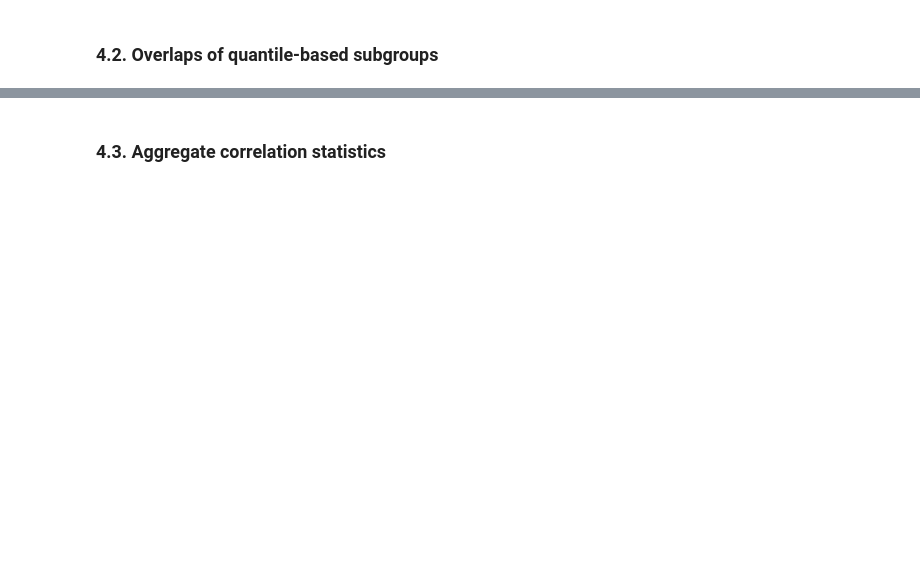
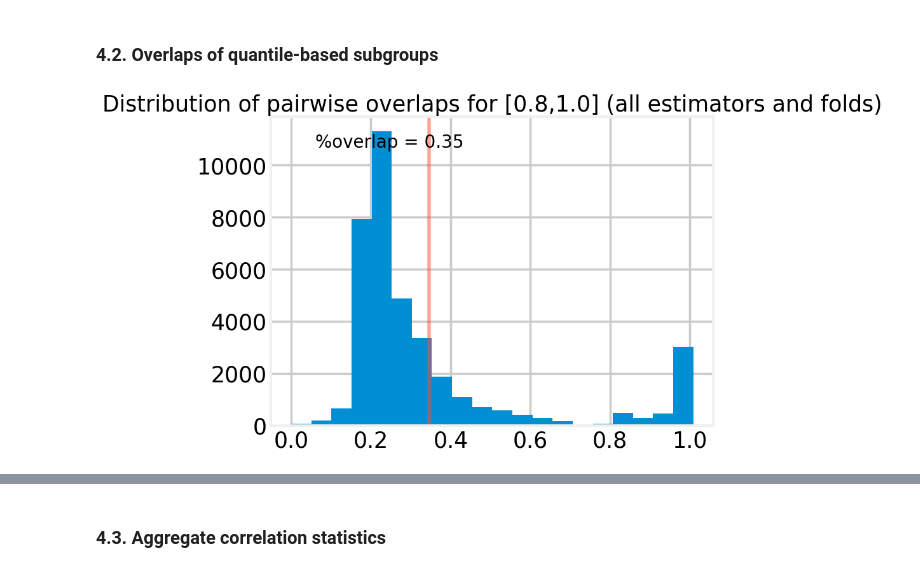
Before and after one commit to Zen0fficial/causal-targeting, a Jupyter notebook: 03a_GI_validate_CATE_estimators.ipynb, the cells around one changed output, grey strips where cells are left out. Saved outputs shown, nothing was run; the diff lists cells and outputs as text; code cells hidden in the pictures; blank space fills up the shorter version.

```diff
--- a/03a_GI_validate_CATE_estimators.ipynb
+++ b/03a_GI_validate_CATE_estimators.ipynb
@@ -474,16 +534,17 @@ scores_df
 # %% [markdown]
 ### 4.2. Overlaps of quantile-based subgroups
 # %%
-all_overlaps = get_overlap_values(fitted_libraries, 0, 0.2, compare_across = "all",
-                                  dropped_estimators = "r_lassoxgb")
+all_overlaps = get_overlap_values(fitted_libraries, 0.8, 1.0, compare_across = "all")
 # %%
 plt.hist(all_overlaps, bins = 20, zorder = 1)
-plt.title("Distribution of pairwise overlaps for [0,0.2] (all estimators and folds)")
+plt.title("Distribution of pairwise overlaps for [0.8,1.0] (all estimators and folds)")
 mean_overlap = all_overlaps.mean()
 plt.axvline(x = mean_overlap, linestyle='-', color=colors[1], alpha=0.5, zorder = 2)
 ax = plt.gca()
 plt.annotate("%overlap = {:.2f}".format(mean_overlap),
              xy = (0.1, 0.9), xycoords = ax.transAxes,
              fontsize = 20)
 plt.show()
+# %% [output]
+[figure, added]
 # %%
```
Also changed, not shown: parts of 38 cells of this notebook, 3 other files.
